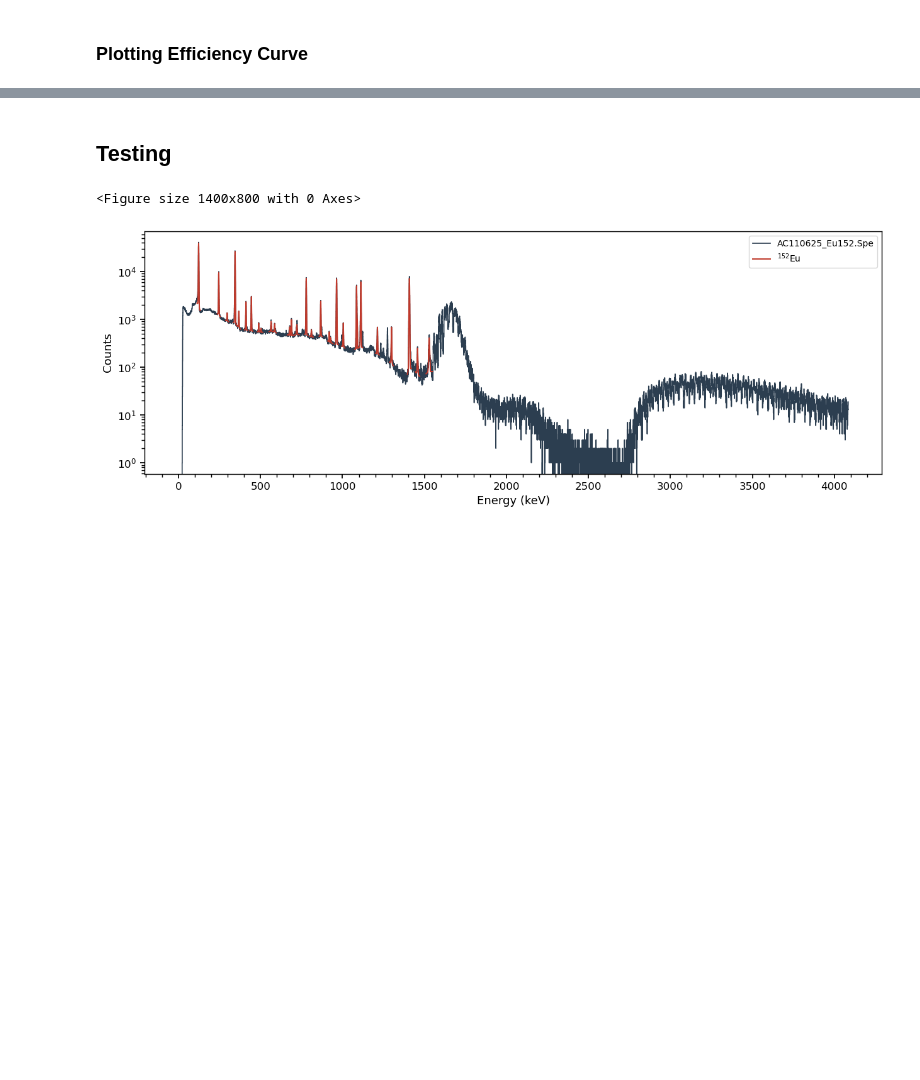
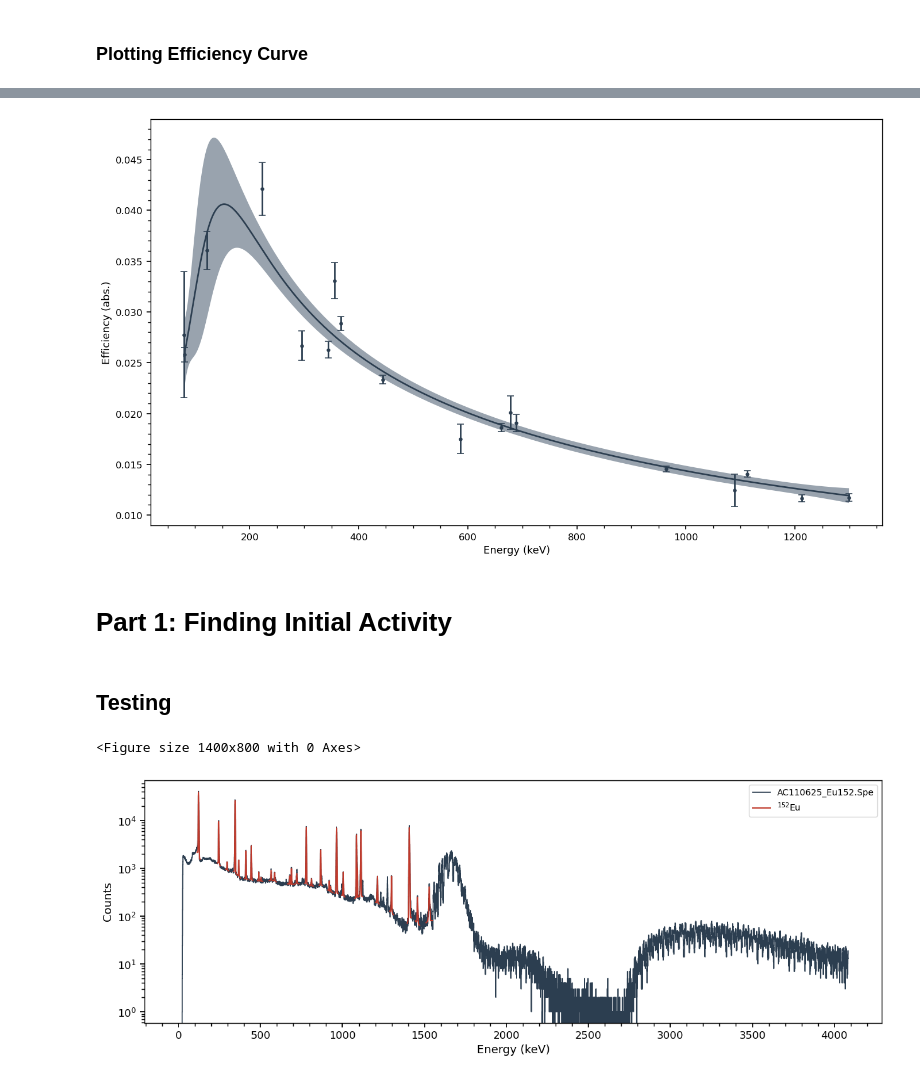
Before and after one commit to Oskar-Idland/Medical-Applications-of-Nuclear-Physics, a Jupyter notebook: src/analysis.ipynb, the cells around one changed output, grey strips where cells are left out. Saved outputs shown, nothing was run; the diff lists cells and outputs as text; code cells hidden in the pictures; blank space fills up the shorter version.

```diff
--- a/src/analysis.ipynb
+++ b/src/analysis.ipynb
@@ -162,4 +158,10 @@ WARNING: Isotope 152EU has un-resolvable gammas at 719.346 and 719.36 ... Intens
 [figure]
+# %%
+cb.plot_effcal()
+# %% [output]
+[figure, added]
+# %% [markdown]
+# Part 1: Finding Initial Activity
 # %% [markdown]
 ## Testing
 # %%
```
Also changed, not shown: parts of 30 cells of this notebook, 16 other files.
